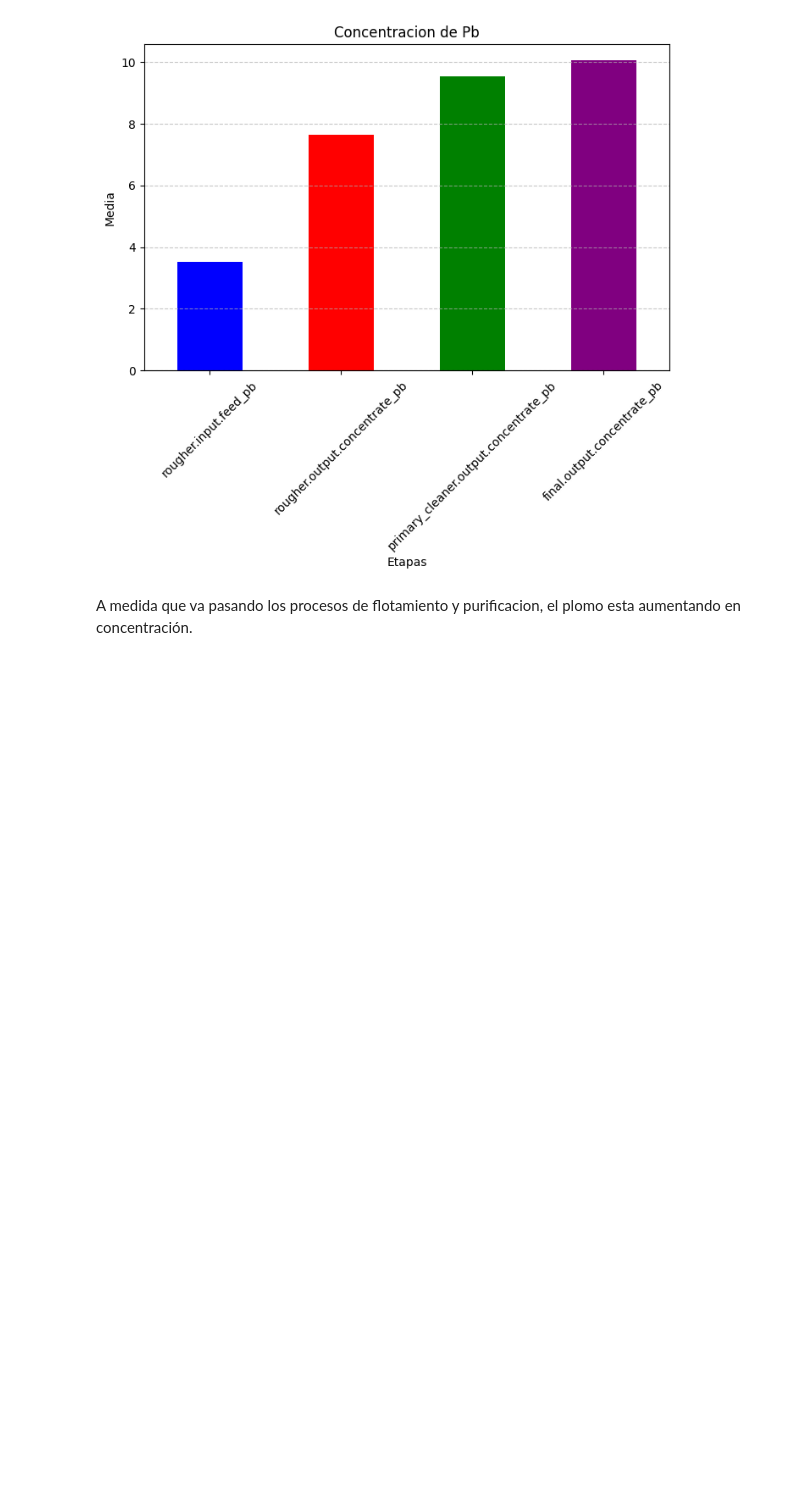
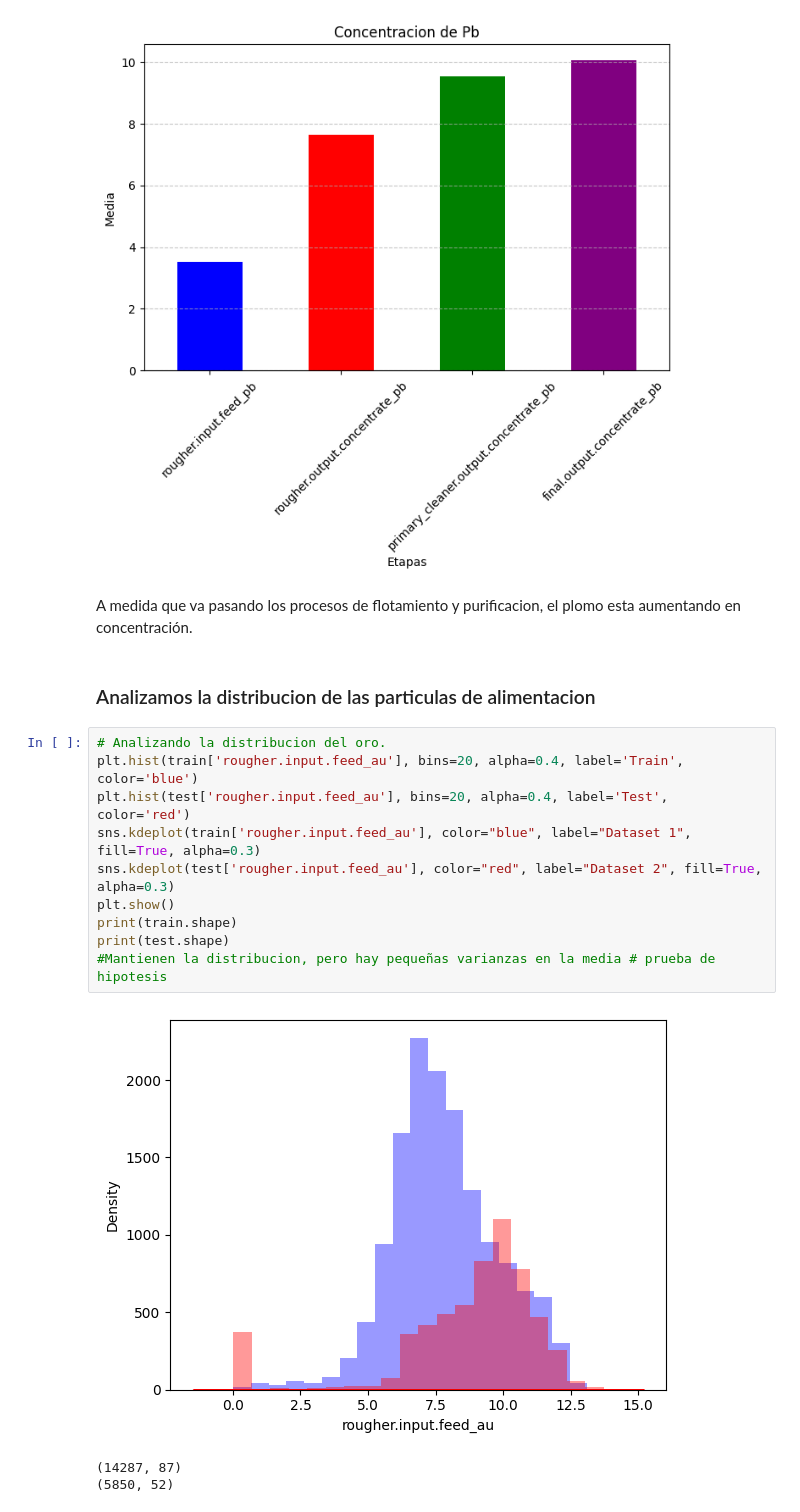
Before and after one commit to marxramos/ML-PREDICCION-DE-EXTRACCION-DEL-MINERAL-ORO, a Jupyter notebook: Notebook/ml_zyfra.ipynb, the cells around one changed output. Drawn from its saved outputs; the diff is of its cells as text; blank space fills up the shorter version.

```diff
--- a/Notebook/ml_zyfra.ipynb
+++ b/Notebook/ml_zyfra.ipynb
@@ -398,3 +398,19 @@ plt.show()
 [figure]
 # %% [markdown]
 A medida que va pasando los procesos de flotamiento y purificacion, el plomo esta aumentando en concentración.
+# %% [markdown]
+### Analizamos la distribucion de las particulas de alimentacion
+# %%
+# Analizando la distribucion del oro.
+plt.hist(train['rougher.input.feed_au'], bins=20, alpha=0.4, label='Train', color='blue')
+plt.hist(test['rougher.input.feed_au'], bins=20, alpha=0.4, label='Test', color='red')
+sns.kdeplot(train['rougher.input.feed_au'], color="blue", label="Dataset 1", fill=True, alpha=0.3)
+sns.kdeplot(test['rougher.input.feed_au'], color="red", label="Dataset 2", fill=True, alpha=0.3)
+plt.show()
+print(train.shape)
+print(test.shape)
+#Mantienen la distribucion, pero hay pequeñas varianzas en la media # prueba de hipotesis
+# %% [output]
+[figure, added]
+(14287, 87)
+(5850, 52)
```
Also changed, not shown: parts of 25 cells of this notebook.
